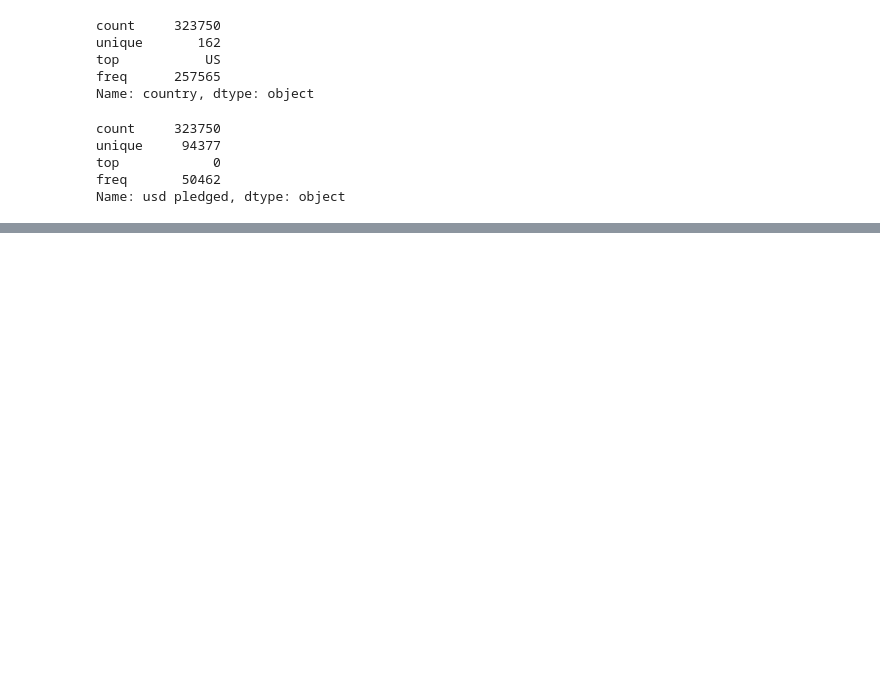
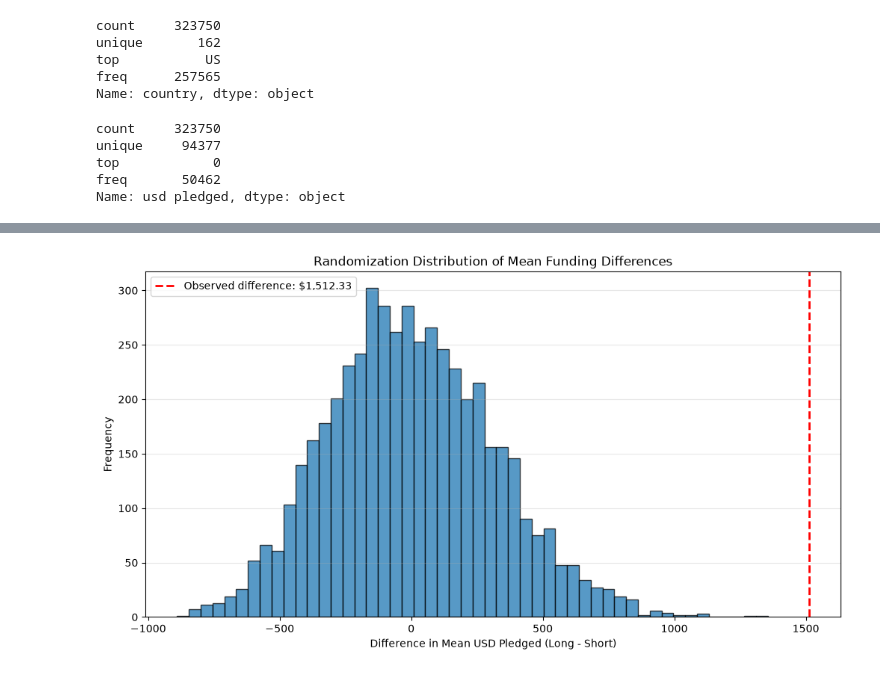
Before and after one commit to Key6767/cmpsc105-project, a Jupyter notebook: Process Work/Keyliannys_analysis.ipynb, the cells around one changed output, grey strips where cells are left out. Drawn from its saved outputs; the diff is of its cells as text; code cells hidden in the pictures; blank space fills up the shorter version.

```diff
--- a/Process Work/Keyliannys_analysis.ipynb
+++ b/Process Work/Keyliannys_analysis.ipynb
@@ -337,0 +692,11 @@ a = 32354
+# %%
+short_campaigns = analysis_df[
+    analysis_df["campaign_days"] <= 30
+]
+
+long_campaigns = analysis_df[
+    analysis_df["campaign_days"].between(45, 60)
+]
+
+print("Short campaigns:", len(short_campaigns))
+print("Long campaigns:", len(long_campaigns))
@@ -337,0 +706,9 @@ a = 32354
+# %%
+short_mean = short_campaigns["usd pledged"].mean()
+long_mean = long_campaigns["usd pledged"].mean()
+
+observed_difference = long_mean - short_mean
+
+print("Short campaign mean:", round(short_mean, 2))
+print("Long campaign mean:", round(long_mean, 2))
+print("Observed difference:", round(observed_difference, 2))
@@ -337,0 +759,29 @@ a = 32354
+# %%
+plt.figure(figsize=(12, 6))
+
+plt.hist(
+    simulated_differences,
+    bins=50,
+    edgecolor="black",
+    alpha=0.75
+)
+
+# Mark the actual observed difference
+plt.axvline(
+    observed_difference,
+    color="red",
+    linestyle="--",
+    linewidth=2,
+    label=f"Observed difference: ${observed_difference:,.2f}"
+)
+
+plt.title("Randomization Distribution of Mean Funding Differences")
+plt.xlabel("Difference in Mean USD Pledged (Long - Short)")
+plt.ylabel("Frequency")
+
+plt.legend()
+plt.grid(axis="y", alpha=0.3)
+
+plt.show()
+# %% [output]
+[figure, added]
```
Also changed, not shown: parts of 34 cells of this notebook.
